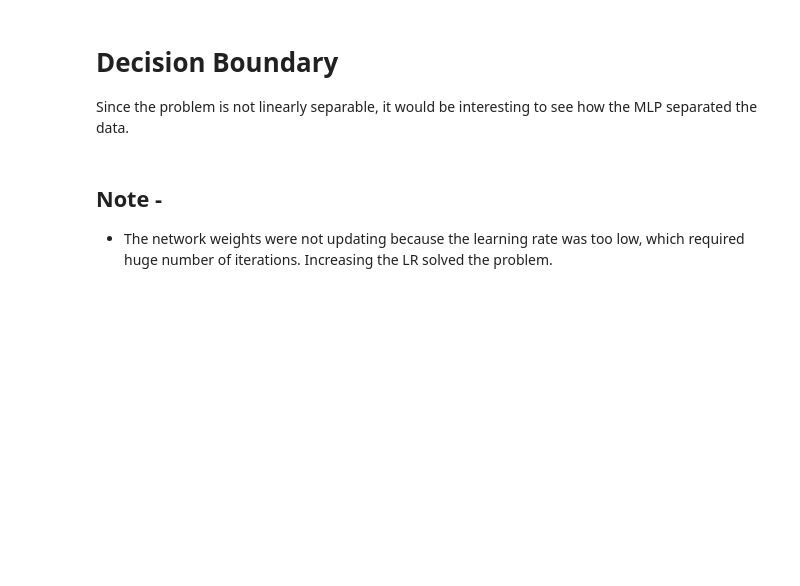
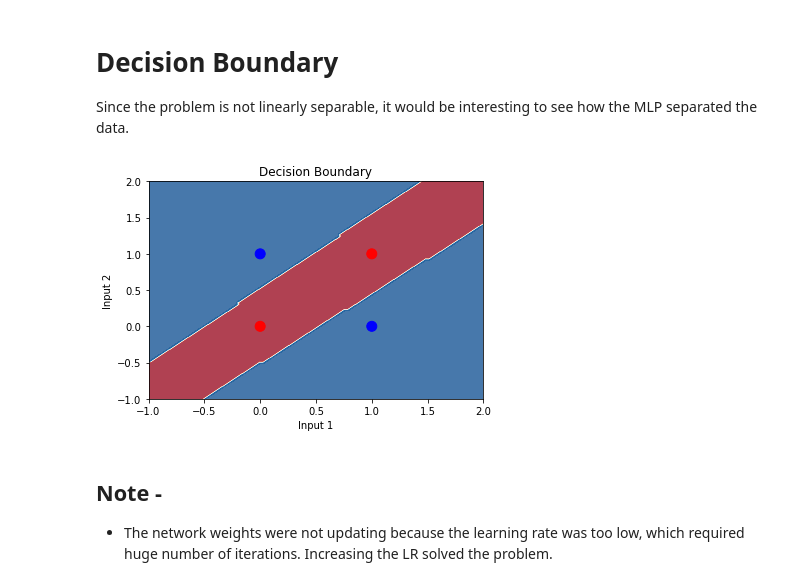
Before and after one commit to dsaharia/Data_Science_Course_Codes, a Jupyter notebook: Neural_Networks/XOR_neural_network.ipynb, the cells around one changed output. Saved outputs shown, nothing was run; the diff lists cells and outputs as text; code cells hidden in the pictures; blank space fills up the shorter version.

Commit message:
decision boundary plotted, completed

```diff
--- a/Neural_Networks/XOR_neural_network.ipynb
+++ b/Neural_Networks/XOR_neural_network.ipynb
@@ -138,6 +144,39 @@ Final predicted outputs: [[0. 1. 1. 0.]]
 # %% [markdown]
 # Decision Boundary
 Since the problem is not linearly separable, it would be interesting to see how the MLP separated the data.
+# %%
+def plot_decision_boundary(X, y, model, steps=1000, cmap='Paired'):
+    """
+    First limits of the plot are defined (generally from the data, but since it is small dataset)
+    Evenly spaced data points are created using linspace and 2D mesh grid is obtained from meshgrid function.
+    The network is run on all the points of the meshgrid and finnaly plotted using a filled contour
+    diagram with predicted class.
+    """
+    # Limits of the graph.
+    x1_min = 0 - 1
+    x1_max = 1 + 1
+    x2_min = 0 - 1
+    x2_max = 1 + 1
+    steps = 100
+    # Create equal spaced points.
+    x1_span = np.linspace(x1_min, x1_max, steps)
+    x2_span = np.linspace(x2_min, x2_max, steps)
+    # Create the mesh.
+    xx, yy = np.meshgrid(x1_span, x2_span)
+    X_new = np.c_[xx.ravel(), yy.ravel()]
+    # Run the model on all the points of the meshgrid.
+    cost, params = model.forward_propagate(X_new.T, None)
+    labels = params["A2"].round()
+    # Plot the results
+    plt.contourf(xx, yy, labels.reshape(xx.shape), cmap='RdBu', alpha=0.8)
+    plt.scatter(X[0], X[1], s=100, c=color[Y[0]])
+    plt.xlabel("Input 1")
+    plt.ylabel("Input 2")
+    plt.title("Decision Boundary")
+# %%
+plot_decision_boundary(X, Y, network)
+# %% [output]
+[figure, added]
 # %% [markdown]
 ## Note -
 - The network weights were not updating because the learning rate was too low, which required huge number of iterations. Increasing the LR solved the problem.
```
Also changed, not shown: parts of 4 cells of this notebook.
